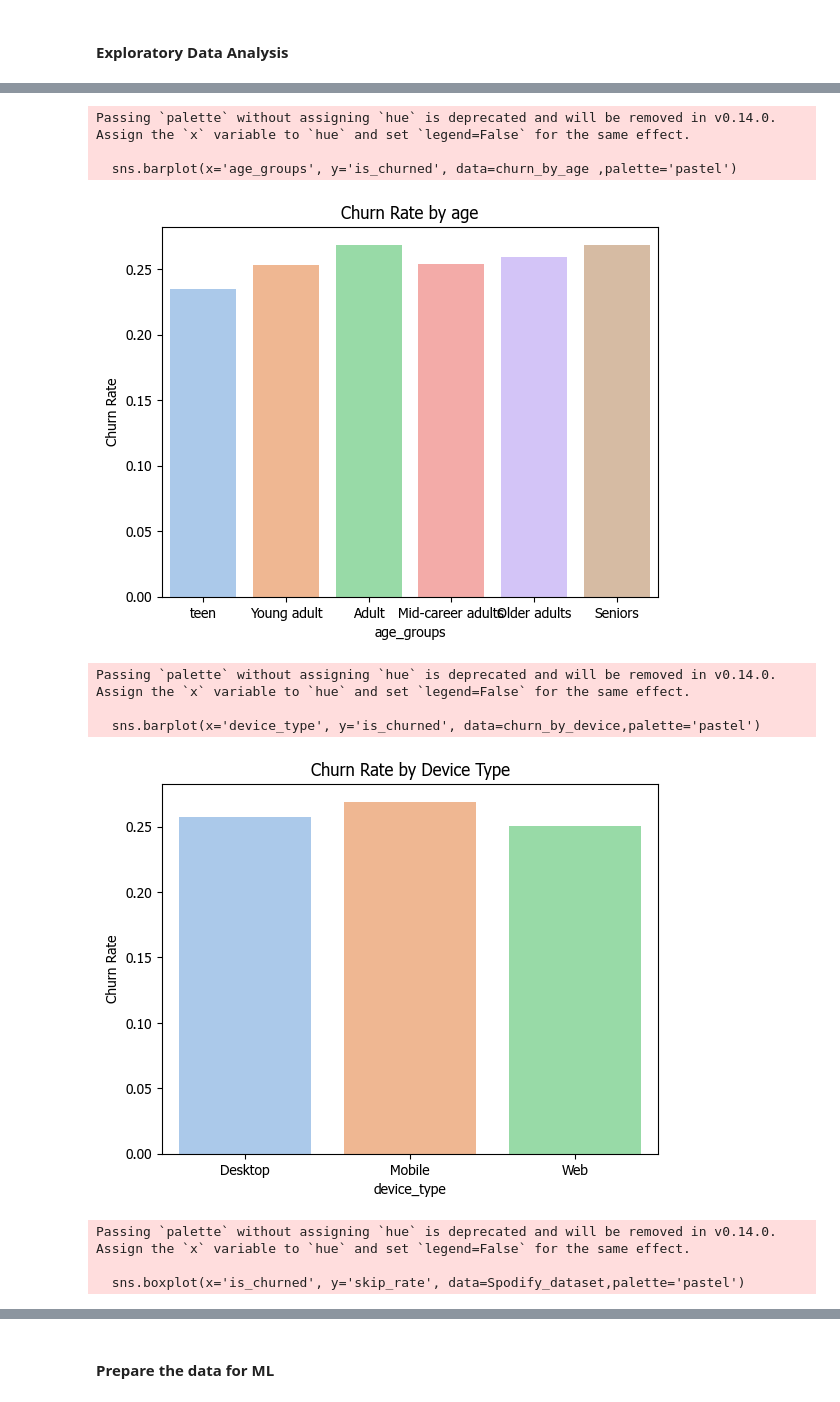
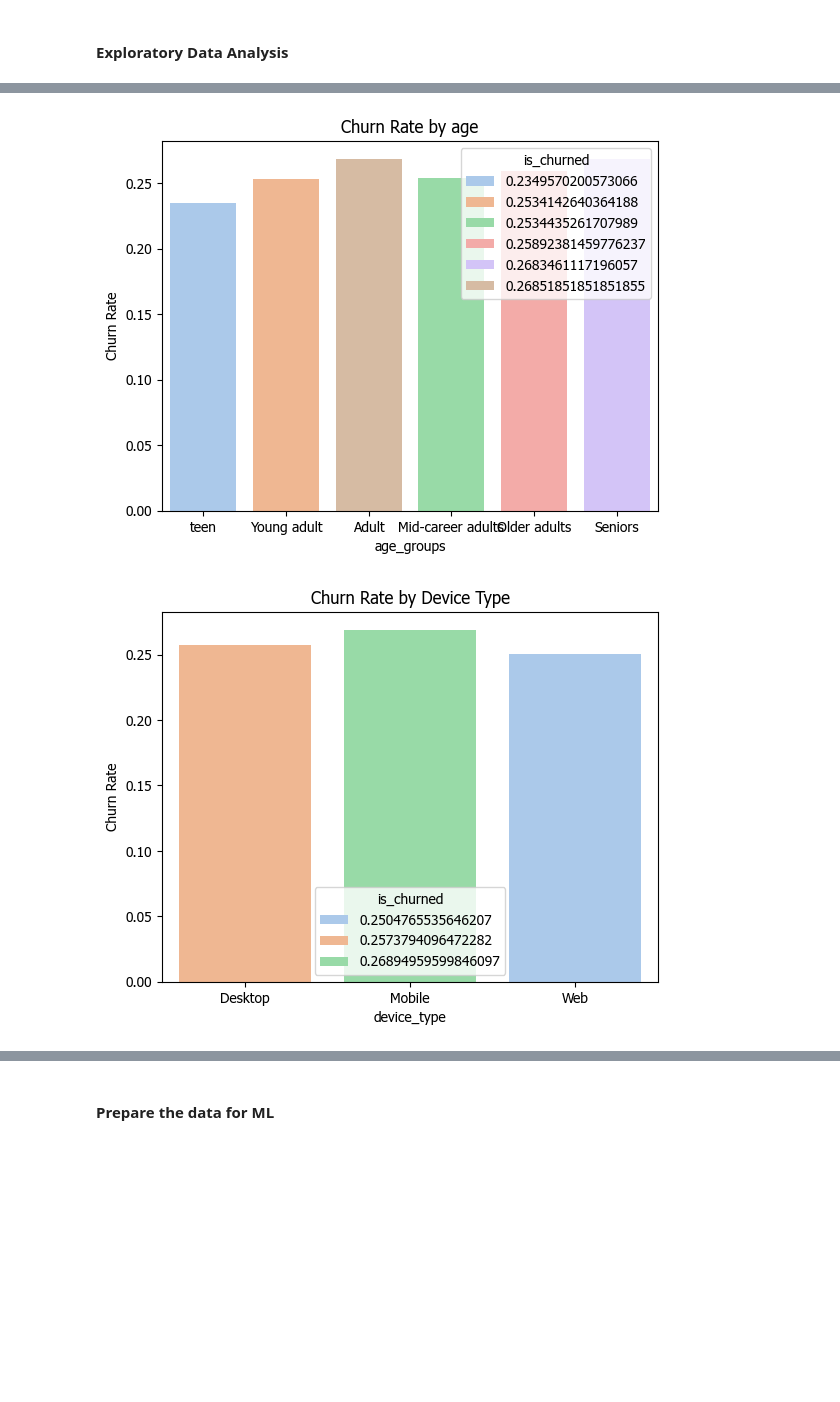
Before and after one commit to nawinsupasorn-commits/Churn-Prediction, a Jupyter notebook: Spodify_EDA_ML.ipynb, the cells around one changed output, grey strips where cells are left out. Cells and saved outputs as stored; diff of their text form; code cells hidden in the pictures; blank space fills up the shorter version.

```diff
--- a/Spodify_EDA_ML.ipynb
+++ b/Spodify_EDA_ML.ipynb
@@ -147,7 +147,7 @@ sns.heatmap(corr,annot=True,fmt='.2f',cmap='coolwarm',linewidths=0.5,annot_kws={
 plt.title('Correlation Heatmap')
 plt.show()
 
-sns.countplot(x='is_churned',data=Spodify_dataset,palette='pastel')
+sns.countplot(x='is_churned',data=Spodify_dataset,hue='is_churned',palette='pastel')
 plt.xticks([0,1],['Active','Churned'])
 plt.title('Number of Active vs Churned Users')
 plt.xticks([0,1],['Active','Churned'])
@@ -158,32 +158,32 @@ plt.title('Device Usage by Churn Status')
 plt.show()
 
 churn_by_sub = Spodify_dataset.groupby('subscription_type')['is_churned'].mean().reset_index()
-sns.barplot(x='subscription_type', y='is_churned', data=churn_by_sub ,palette='pastel')
+sns.barplot(x='subscription_type', y='is_churned', data=churn_by_sub ,hue='is_churned',palette='pastel')
 plt.ylabel('Churn Rate')
 plt.title('Churn Rate by Subscription Type')
 plt.show()
 
-churn_by_age = Spodify_dataset.groupby('age_groups')['is_churned'].mean().reset_index()
+churn_by_age = Spodify_dataset.groupby('age_groups',observed=True)['is_churned'].mean().reset_index()
 plt.Figure(figsize=(10,8))
-sns.barplot(x='age_groups', y='is_churned', data=churn_by_age ,palette='pastel')
+sns.barplot(x='age_groups', y='is_churned', data=churn_by_age ,hue='is_churned',palette='pastel')
 plt.ylabel('Churn Rate')
 plt.title('Churn Rate by age')
 plt.show()
 
 churn_by_device = Spodify_dataset.groupby('device_type')['is_churned'].mean().reset_index()
-sns.barplot(x='device_type', y='is_churned', data=churn_by_device,palette='pastel')
+sns.barplot(x='device_type', y='is_churned', data=churn_by_device,hue='is_churned',palette='pastel')
 plt.ylabel('Churn Rate')
 plt.title('Churn Rate by Device Type')
 plt.show()
 
-sns.boxplot(x='is_churned', y='skip_rate', data=Spodify_dataset,palette='pastel')
+sns.boxplot(x='is_churned', y='skip_rate', data=Spodify_dataset,hue='is_churned',palette='pastel')
 plt.xticks([0,1], ['Active', 'Churned'])
 plt.title('Skip Rate by Churn Status')
 plt.show()
 
 Spodify_dataset['high_ads'] = Spodify_dataset['ads_listened_per_week'] > 15
 churn_by_ads = Spodify_dataset.groupby('high_ads')['is_churned'].mean().reset_index()
-sns.barplot(x='high_ads', y='is_churned', data=churn_by_ads,palette='pastel')
+sns.barplot(x='high_ads', y='is_churned', data=churn_by_ads,hue='high_ads',palette='pastel')
 plt.xticks([0,1], ['≤15 ads/week', '>15 ads/week'])
 plt.ylabel('Churn Rate')
 plt.title('Churn Rate by Ads Exposure')
@@ -202,11 +196,2 @@ Passing `palette` without assigning `hue` is deprecated and will be removed in v
-Passing `palette` without assigning `hue` is deprecated and will be removed in v0.14.0. Assign the `x` variable to `hue` and set `legend=False` for the same effect.
-
-  sns.barplot(x='age_groups', y='is_churned', data=churn_by_age ,palette='pastel')
-[figure, old version]
+[figure, new version]
-Passing `palette` without assigning `hue` is deprecated and will be removed in v0.14.0. Assign the `x` variable to `hue` and set `legend=False` for the same effect.
-
-  sns.barplot(x='device_type', y='is_churned', data=churn_by_device,palette='pastel')
-[figure, old version]
+[figure, new version]
-Passing `palette` without assigning `hue` is deprecated and will be removed in v0.14.0. Assign the `x` variable to `hue` and set `legend=False` for the same effect.
-
-  sns.boxplot(x='is_churned', y='skip_rate', data=Spodify_dataset,palette='pastel')
```
Also changed, not shown: parts of 9 cells of this notebook.
